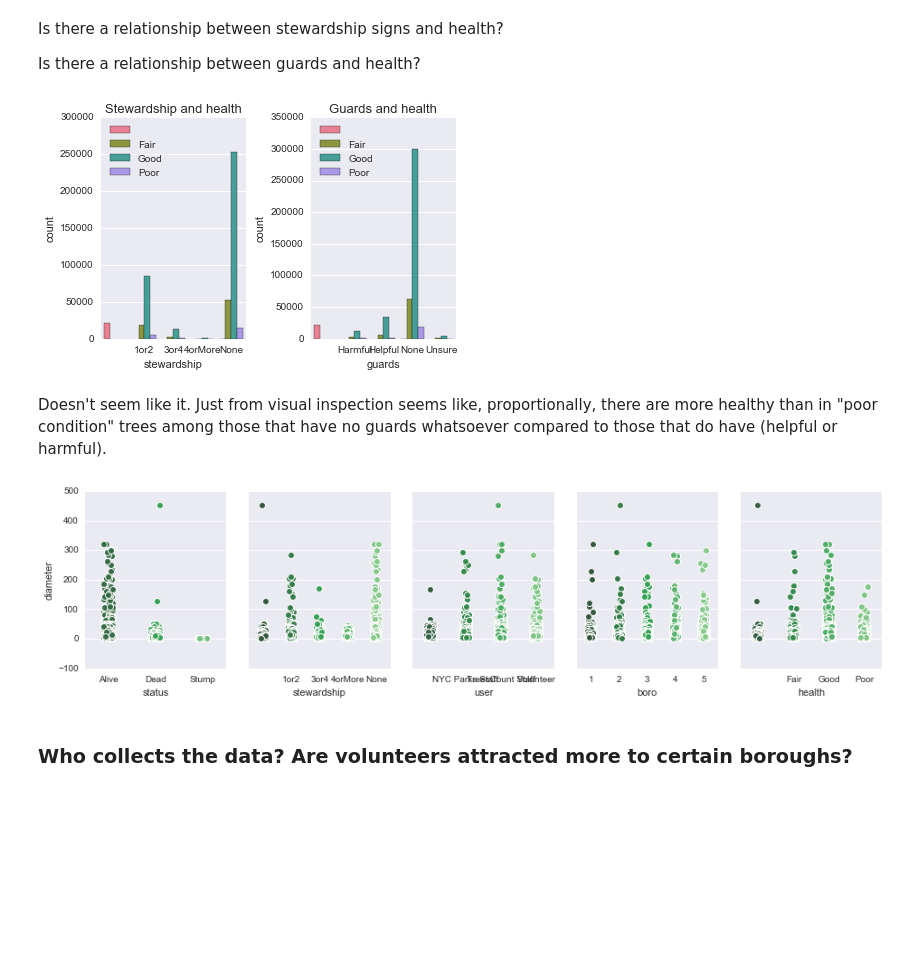
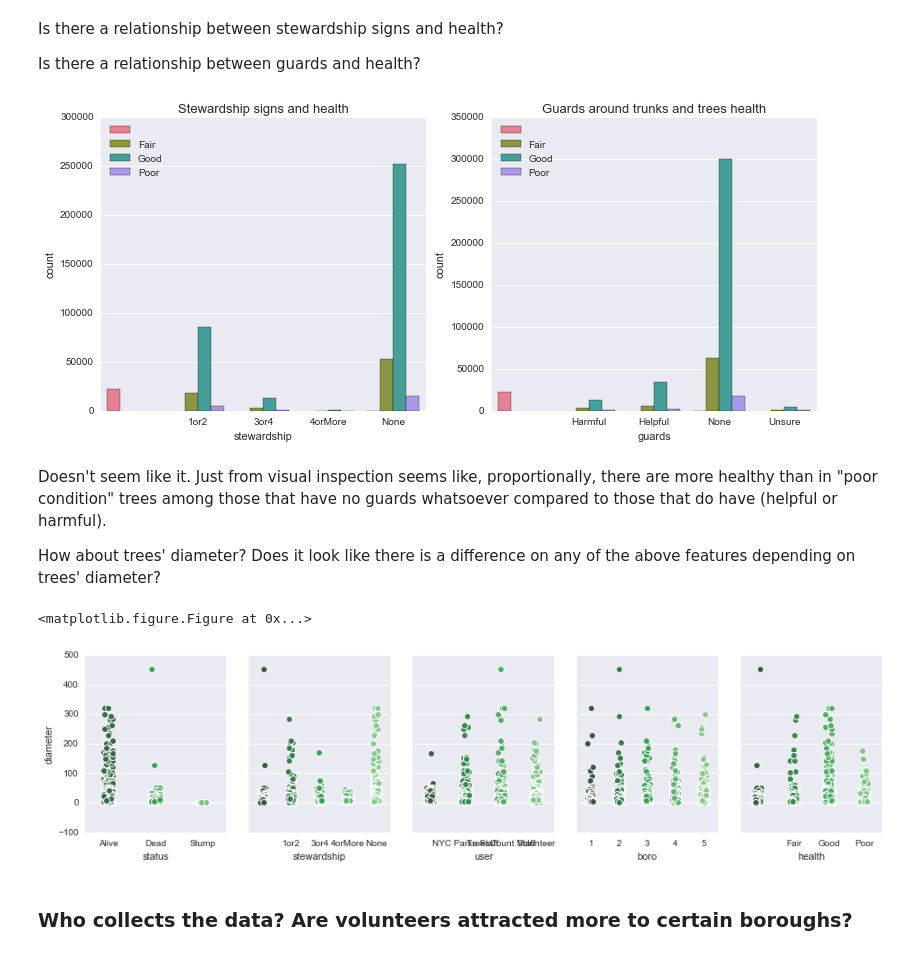
Before and after one commit to zuzannna/HealthyTrees, a Jupyter notebook: Healthy_Trees.ipynb, the cells around one changed output. Saved outputs shown, nothing was run; the diff lists cells and outputs as text; code cells hidden in the pictures; blank space fills up the shorter version.

```diff
--- a/Healthy_Trees.ipynb
+++ b/Healthy_Trees.ipynb
@@ -92,7 +94,8 @@ In the first pass I will use just a subset of features choosing the ones that lo
 Some of those variables are on categorical scale, so for the purpose of future analyses I will recode them as such.
 # %%
 trees_=pd.concat([trees.tree_dbh,
-                  trees.status,trees.nta,
+                  trees.status,
+                  trees.nta,
                   trees.steward,
                   trees.user_type,
                   trees.spc_common,
@@ -109,7 +112,8 @@ trees_.columns=['diameter',
                 'stewardship',
                 'user',
                 'species',
-                'boro','boroname',
+                'boro',
+                'boroname',
                 'health',
                 'guards',
                 'longitude',
@@ -151,29 +157,35 @@ Is there a relationship between stewardship signs and health?
 
 Is there a relationship between guards and health?
 # %%
+fig = plt.figure(figsize = [11,5])
+
 plt.subplot(1,2,1)
 f = sns.countplot(x="stewardship", data=trees_, palette="husl", hue='health')
-plt.title('Stewardship and health', size=13)
+plt.title('Stewardship signs and health', size=13)
 plt.legend(loc=2)
 plt.subplot(1,2,2)
 h = sns.countplot(x="guards", data=trees_, palette="husl", hue='health')
-plt.title('Guards and health', size=13)
+plt.title('Guards around trunks and trees health', size=13)
 plt.legend(loc=2)
 
 plt.tight_layout()
 plt.show()
 # %% [output]
-[figure, old version]
+[figure, new version]
 # %% [markdown]
 Doesn't seem like it. Just from visual inspection seems like, proportionally, there are more healthy than in "poor condition" trees among those that have no guards whatsoever compared to those that do have (helpful or harmful).
+
+How about trees' diameter? Does it look like there is a difference on any of the above features depending on trees' diameter?
 # %%
+fig = plt.figure(figsize = [11,5])
 g = sns.PairGrid(trees_,
                  x_vars=['status','stewardship', 'user', 'boro','health'],
                  y_vars=["diameter"],
                  aspect=.75, size=3.5)
 g.map(sns.stripplot, jitter=True, palette="Greens_d");
 # %% [output]
+<matplotlib.figure.Figure at 0x...>
-[figure, old version]
+[figure, new version]
 # %% [markdown]
 ### Who collects the data? Are volunteers attracted more to certain boroughs?
 # %% [markdown]
```
Also changed, not shown: parts of 21 cells of this notebook.
